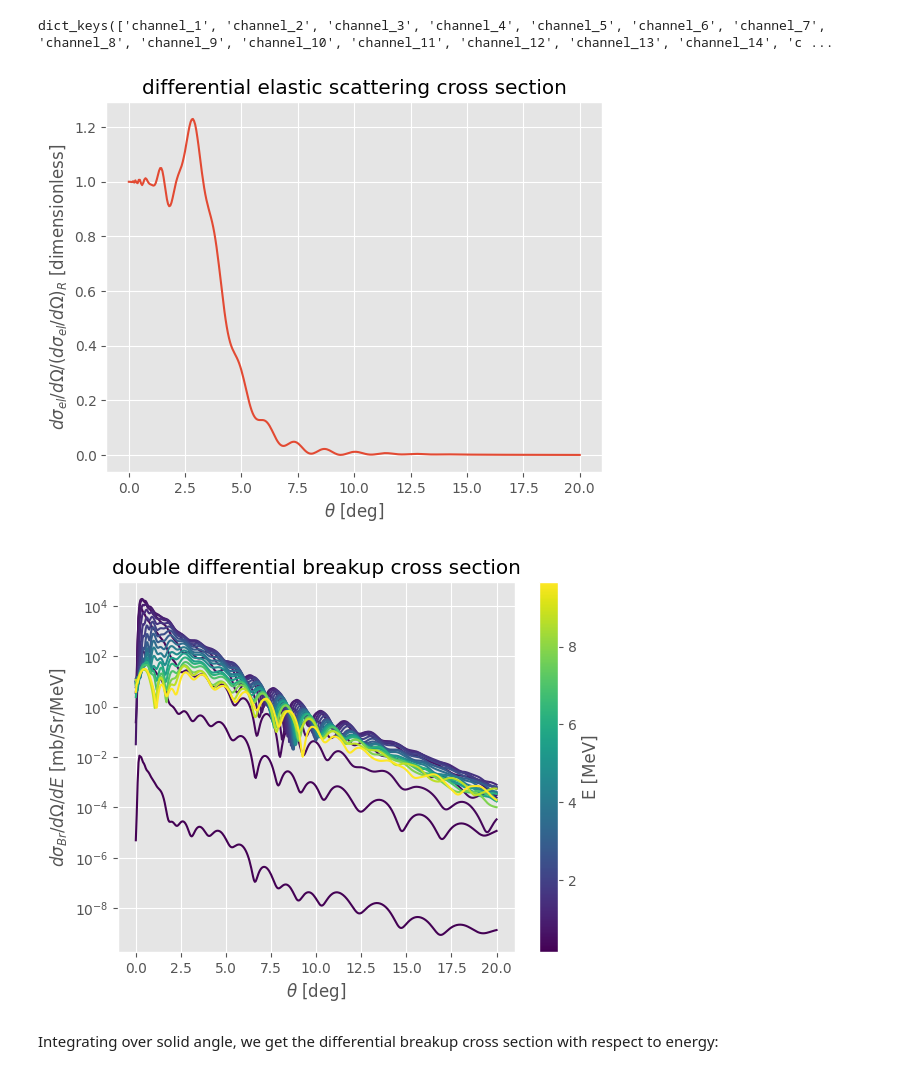
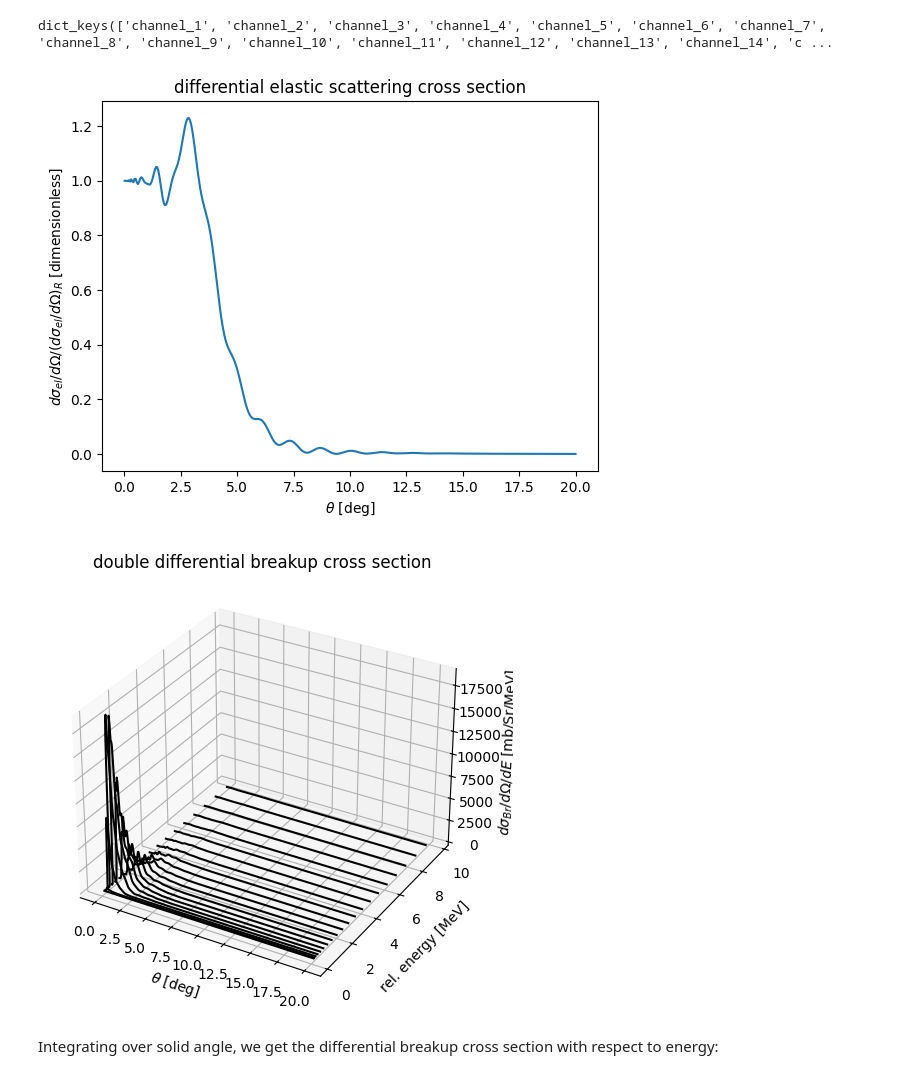
Before and after one commit to bandframework/Bfrescox, a Jupyter notebook: book/notebooks/Breakup.ipynb, the cells around one changed output. Saved outputs shown, nothing was run; the diff lists cells and outputs as text; code cells hidden in the pictures.

```diff
--- a/book/notebooks/Breakup.ipynb
+++ b/book/notebooks/Breakup.ipynb
@@ -24,7 +24,7 @@ from tqdm import tqdm
 with open("MatplotlibEsthetics.json", "r") as fptr:
     esthetics = json.load(fptr)
 
-plt.style.use(esthetics["style"])
+# plt.style.use(esthetics["style"])
 FONTSIZE = esthetics["fontsize"]
 TICK_FONTSIZE = esthetics["tick_fontsize"]
 MARKERSIZE = esthetics["markersize"]
@@ -130,7 +132,7 @@ ax.set_ylabel(r"$d\sigma_{el}/d\Omega / (d\sigma_{el}/d\Omega)_R$ [dimensionless
 ax.set_title(r"differential elastic scattering cross section")
 plt.show()
 # %% [output]
-[figure, old version]
+[figure, new version]
 # %%
 # get breakup channels (elastic is always channel 1)
 br_channels = dict([(k, results[k]) for k in results.keys() if k != "channel_1"])
@@ -140,26 +142,28 @@ for i, key in enumerate(br_channels):
     theta = np.array(np.deg2rad(results[key]["Theta_deg"]))
     dsigma_dOmega[i, :] = results[key]["sigma_mb_sr"]
 # %%
-fig, ax = plt.subplots()
-# Choose colormap and normalization
-cmap = plt.get_cmap("viridis")
-norm = mpl.colors.Normalize(vmin=energy_bins.min(), vmax=energy_bins.max())
+fig = plt.figure()
+ax = fig.add_subplot(projection="3d")
 
 for i in range(dsigma_dOmega.shape[0]):
-    plt.semilogy(
-        np.rad2deg(theta), dsigma_dOmega[i, :], color=cmap(norm(energy_bins[i]))
-    )
+    x = np.rad2deg(theta)
+    y = np.ones_like(x) * energy_bins[i]
+    z = dsigma_dOmega[i, :]
+    ax.plot(x, y, z, color="k")
 
-sm = mpl.cm.ScalarMappable(norm=norm, cmap=cmap)
-cbar = fig.colorbar(sm, ax=ax)
-cbar.set_label("E [MeV]")
+# sm = mpl.cm.ScalarMappable(norm=norm, cmap=cmap)
+# cbar = fig.colorbar(sm, ax=ax)
+# cbar.set_label("E [MeV]")
 
+ax.set_ylabel(r"rel. energy [MeV]")
 ax.set_xlabel(r"$\theta$ [deg]")
-ax.set_ylabel(r"$d\sigma_{Br}/d\Omega / dE$ [mb/Sr/MeV]")
+ax.set_zlabel(r"$d\sigma_{Br}/d\Omega / dE$ [mb/Sr/MeV]")
+# ax.set_zscale("log")
 ax.set_title("double differential breakup cross section")
+plt.tight_layout()
 plt.show()
 # %% [output]
-[figure, old version]
+[figure, new version]
 # %% [markdown]
 Integrating over solid angle, we get the differential breakup cross section with respect to energy:
 # %%
```
Also changed, not shown: parts of 22 cells of this notebook, 1 other file.
